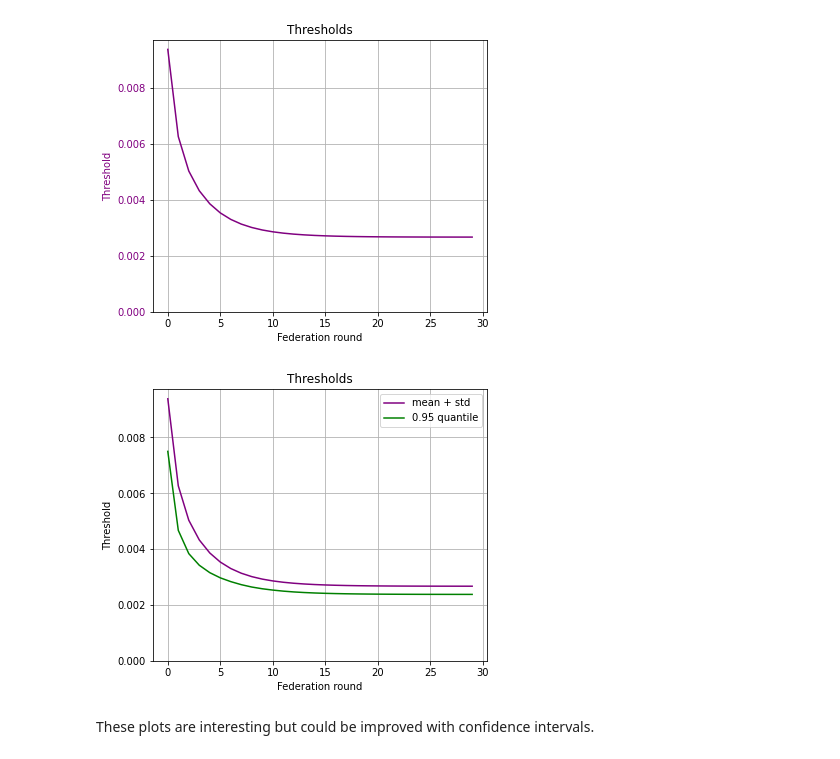
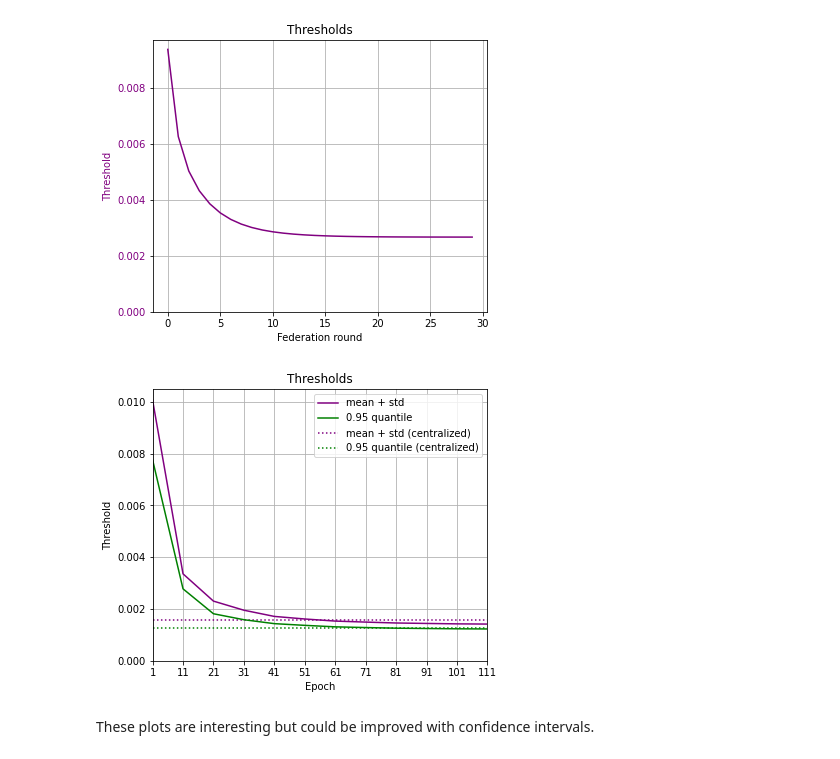
Before and after one commit to ValerianRey/fed_iot_guard, a Jupyter notebook: Test results.ipynb, the cells around one changed output. Saved outputs shown, nothing was run; the diff lists cells and outputs as text; code cells hidden in the pictures.

Commit message:
udpated plots

```diff
--- a/Test results.ipynb
+++ b/Test results.ipynb
@@ -127,7 +142,7 @@ def print_rates_latex2(results):
 # %% [markdown]
 ### Non-federated
 # %%
-path_test = 'test_results/decentralized_autoencoder/run_1/'
+path_test = 'test_results/decentralized_classifier/0,0787 5rr/'
 
 with open(path_test + 'local_results.json') as json_file:
     test_local_results = json.load(json_file)
@@ -155,0 +173,8 @@ TNR:            43.92\%
+# %%
+path_test = 'test_results/decentralized_autoencoder/0,5 5rr mean+std/'
+
+with open(path_test + 'thresholds.json') as json_file:
+    thresholds = json.load(json_file)
+
+avg_threshold = get_average_threshold_non_federated(thresholds)
+print(avg_threshold)
@@ -158,7 +185,7 @@ TNR:            43.92\%
 # %%
 # TODO: rename the x-axis as epoch in fedsgd and make it start at 1 in both cases
 
-path_test = 'test_results/decentralized_classifier_fedavg/0,5 5rr/'
+path_test = 'test_results/decentralized_classifier_fedsgd/NO_ATTACK/0,0787 5rr/'
 
 with open(path_test + 'local_results.json') as json_file:
     test_local_results = json.load(json_file)
@@ -168,7 +195,7 @@ with open(path_test + 'new_devices_results.json') as json_file:
 
 local_results_per_round = get_results_per_round(test_local_results)
 plot_federated_tpr_tnr(local_results_per_round, title='Test local results')
-plot_federated_acc(local_results_per_round, title='Test local results')
+plot_federated_acc(local_results_per_round, title='Test local results', multi_epoch=True)
 
 new_results_per_round = get_results_per_round(test_new_results)
 plot_federated_tpr_tnr(new_results_per_round, title='Test new devices results')
@@ -201,22 +293,32 @@ def plot_global_thresholds_2(thresholds_1, thresholds_2, title='', multi_epoch=T
     color_2 = 'green'
     ax.set_title(title)
     ax.set_ylabel('Threshold')
+    ax.set_ylim(0, 0.0105)
+
+
 
     if multi_epoch:
+        ticks = list(np.arange(1, len(thresholds_1)+1))
         ax.set_xlabel('Federation round')
-        ax.plot(thresholds_1, color=color_1, label='mean + std')
-        ax.plot(thresholds_2, color=color_2, label='0.95 quantile')
+        ax.set_xticks(ticks[::2])
     else:
         ax.set_xlabel('Epoch')
-        ax.set_xticks(np.arange(0, 120, step=10))
-        ax.plot(np.arange(0,120, step=10), thresholds_1, color=color_1, label='mean + std')
-        ax.plot(np.arange(0,120, step=10), thresholds_2, color=color_2, label='0.95 quantile')
+        ticks = list(np.arange(1, len(thresholds_1)*10+1, step=10))
+        ax.set_xticks(ticks)
 
+
+
+    ax.plot(ticks, thresholds_1, color=color_1, label='mean + std')
+    ax.plot(ticks, thresholds_2, color=color_2, label='0.95 quantile')
+
+    ax.hlines(0.001566670167570313, xmin=ticks[0], xmax=ticks[-1], color=color_1, linestyles='dotted', label='mean + std (centralized)')
+    ax.hlines(0.0012821135499204198, xmin=ticks[0], xmax=ticks[-1], color=color_2, linestyles='dotted', label='0.95 quantile (centralized)')
+
+    ax.set_xlim(ticks[0], ticks[-1])
     ax.tick_params(axis='y')
     ax.ticklabel_format(useOffset=False)
     ax.legend()
     ax.grid()
-    ax.set_ylim(ymin=0)
     plt.show()
     if save:
         fig.savefig('thresholds' + ('_multi_epoch' if multi_epoch else '_mini_batch') + '.pdf', bbox_inches='tight')
@@ -231,19 +333,19 @@ plot_global_thresholds(global_thresholds_1, 'Thresholds', multi_epoch=True, save
 # %% [output]
 [figure]
 # %%
-path_1 = 'test_results/decentralized_autoencoder_fedavg/0,5 5rr mean+std/'
-path_2 = 'test_results/decentralized_autoencoder_fedavg/0,5 5rr 0,95quantile/'
+path_1 = 'test_results/decentralized_autoencoder_fedsgd/0,5 5rr mean+std/'
+path_2 = 'test_results/decentralized_autoencoder_fedsgd/0,5 5rr 0,95quantile/'
 
 with open(path_1 + 'thresholds.json') as json_file:
     all_thresholds_1 = json.load(json_file)
 
 with open(path_2 + 'thresholds.json') as json_file:
     all_thresholds_2 = json.load(json_file)
 
 global_thresholds_1 = get_thresholds_federated(all_thresholds_1)
 global_thresholds_2 = get_thresholds_federated(all_thresholds_2)
-plot_global_thresholds_2(global_thresholds_1, global_thresholds_2, 'Thresholds', multi_epoch=True, save=True)
+plot_global_thresholds_2(global_thresholds_1, global_thresholds_2, 'Thresholds', multi_epoch=False, save=True)
 # %% [output]
-[figure, old version]
+[figure, new version]
 # %% [markdown]
 These plots are interesting but could be improved with confidence intervals.
```
Also changed, not shown: parts of 8 cells of this notebook, 1 other file.
